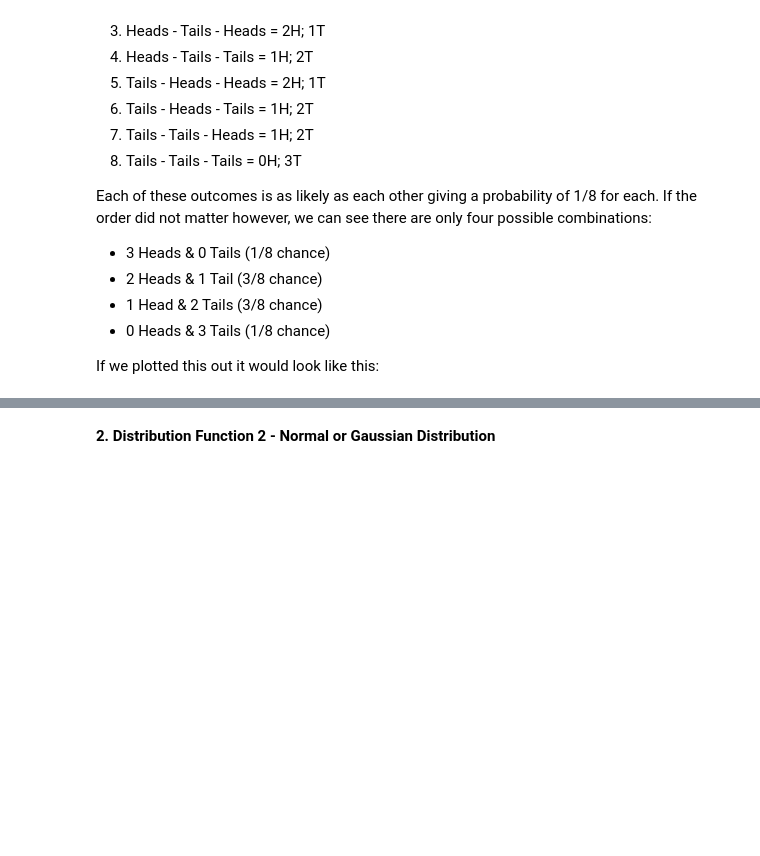
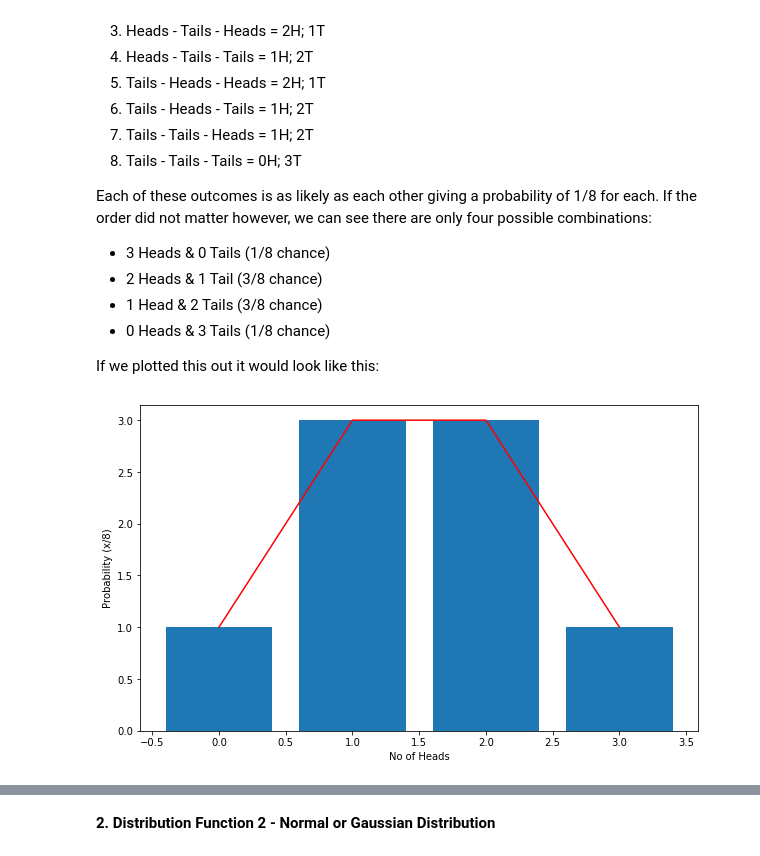
Before and after one commit to YBrady/03-PDA-Assignment-numpy.random, a Jupyter notebook: 03-PDA-numpy.random.ipynb, the cells around one changed output, grey strips where cells are left out. Saved outputs shown, nothing was run; the diff lists cells and outputs as text; code cells hidden in the pictures; blank space fills up the shorter version.

```diff
--- a/03-PDA-numpy.random.ipynb
+++ b/03-PDA-numpy.random.ipynb
@@ -480,0 +663,10 @@ plt.hist(1,3,3,1)
+# %%
+# PLotting the results
+fig, ax = plt.subplots()
+ax.bar(np.arange(4),[1,3,3,1])
+ax.plot(np.arange(4),[1,3,3,1], "r-")
+ax.set_xlabel("No of Heads")
+ax.set_ylabel("Probability (x/8)")
+plt.show()
+# %% [output]
+[figure, added]
```
Also changed, not shown: parts of 34 cells of this notebook, 1 other file.
